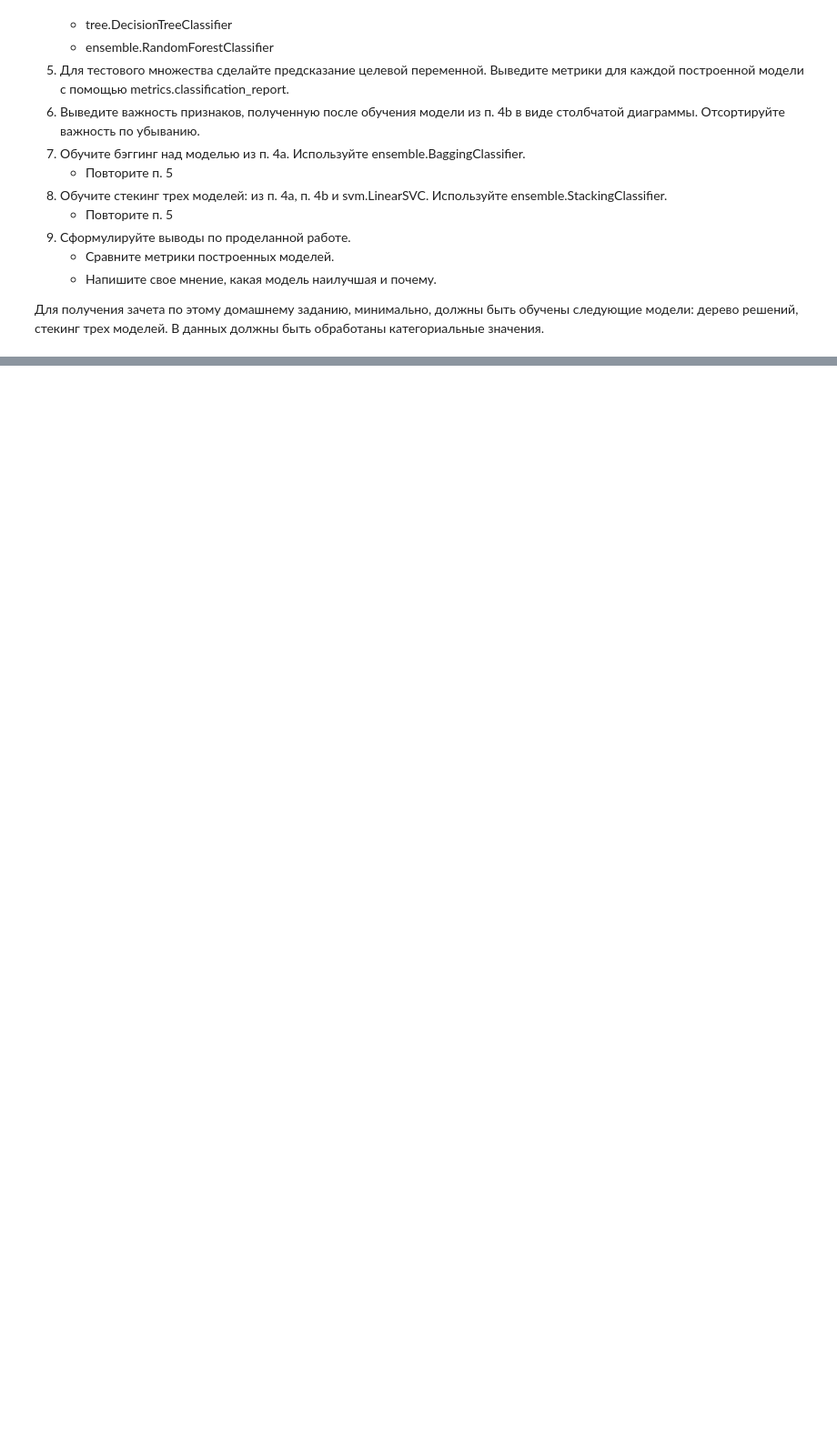
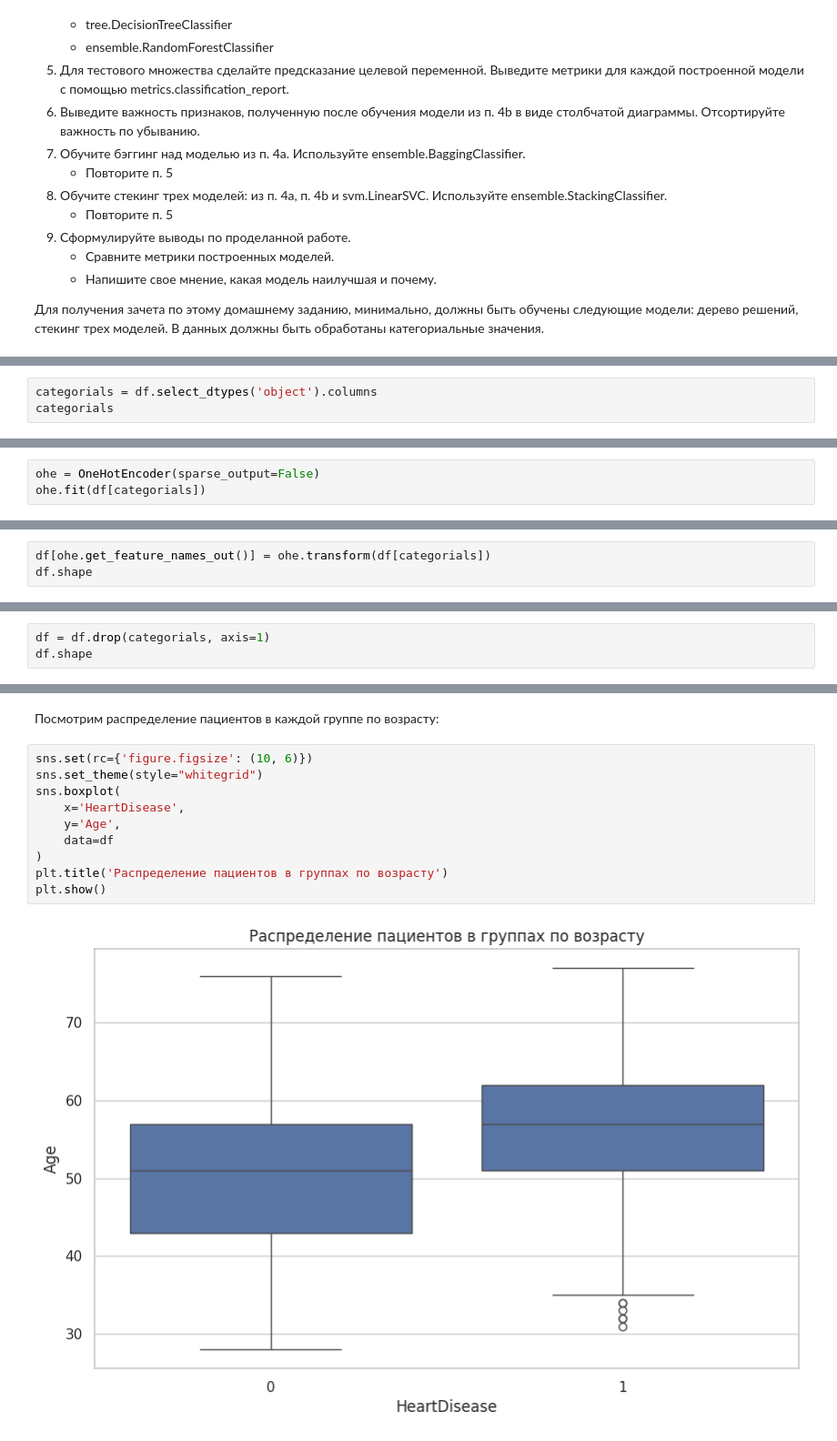
Before and after one commit to BalshowAndrew/ml_studying, a Jupyter notebook: aml/01_feml/09_hw_ensemble.ipynb, the cells around one changed output, grey strips where cells are left out. Shown at 91% size. Saved outputs shown, nothing was run; the diff lists cells and outputs as text; blank space fills up the shorter version.

```diff
--- a/aml/01_feml/09_hw_ensemble.ipynb
+++ b/aml/01_feml/09_hw_ensemble.ipynb
@@ -30,0 +107,3 @@
+# %%
+categorials = df.select_dtypes('object').columns
+categorials
@@ -30,0 +112,3 @@
+# %%
+ohe = OneHotEncoder(sparse_output=False)
+ohe.fit(df[categorials])
@@ -30,0 +117,3 @@
+# %%
+df[ohe.get_feature_names_out()] = ohe.transform(df[categorials])
+df.shape
@@ -30,0 +124,3 @@
+# %%
+df = df.drop(categorials, axis=1)
+df.shape
@@ -30,0 +143,14 @@
+# %% [markdown]
+Посмотрим распределение пациентов в каждой группе по возрасту:
+# %%
+sns.set(rc={'figure.figsize': (10, 6)})
+sns.set_theme(style="whitegrid")
+sns.boxplot(
+    x='HeartDisease',
+    y='Age',
+    data=df
+)
+plt.title('Распределение пациентов в группах по возрасту')
+plt.show()
+# %% [output]
+[figure, added]
```
Also changed, not shown: parts of 55 cells of this notebook, 3 other files.
